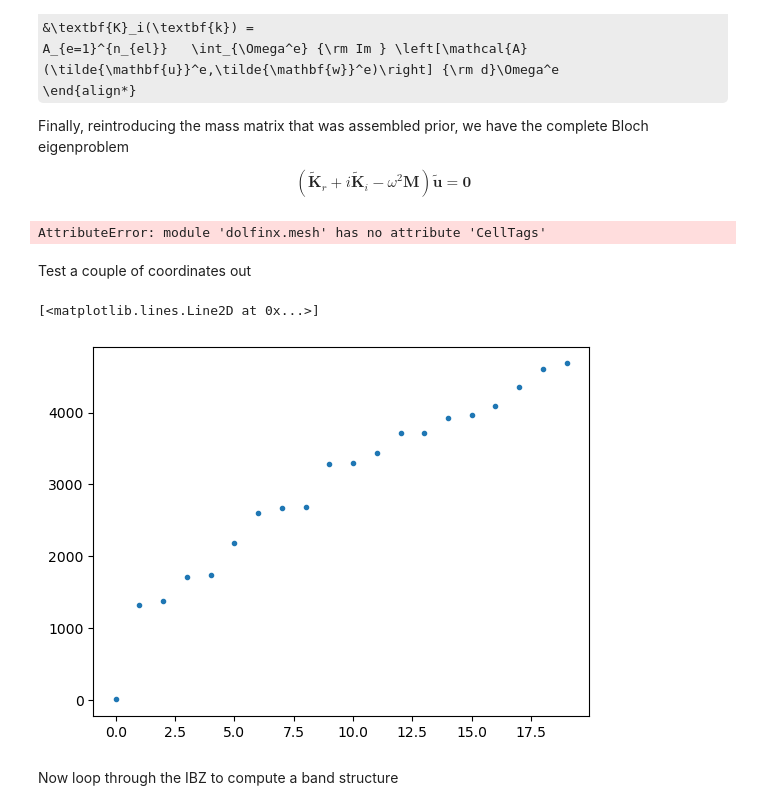
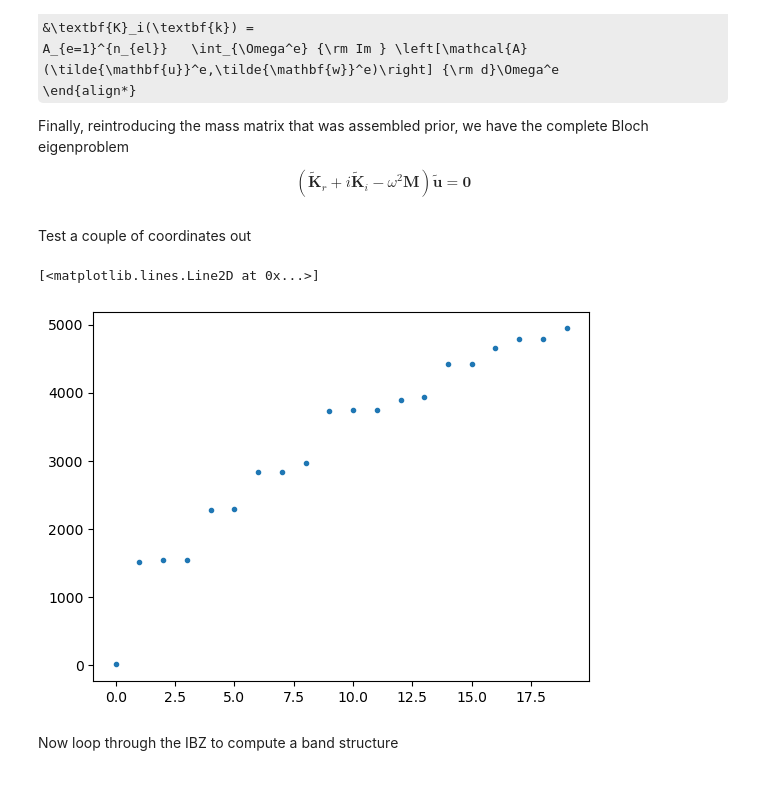
Before and after one commit to jtempelman95/fenonics, a Jupyter notebook: RepoCodes/real_build/Tutorial_Detailed.ipynb, the cells around one changed output. Drawn from its saved outputs; the diff is of its cells as text; code cells hidden in the pictures; some formulas as TeX source.

```diff
--- a/RepoCodes/real_build/Tutorial_Detailed.ipynb
+++ b/RepoCodes/real_build/Tutorial_Detailed.ipynb
@@ -135,7 +142,7 @@ The file `Mesh_Functions` contains `get_mesh_SquareSpline`, which takes the mesh
 #                  Generate a mesh with one inlsuion                 #
 ######################################################################
 meshalg                 = 6
-gmsh.model, xpt, ypt    = get_mesh_SquareSpline(a_len ,da,r,Nquads,offset,meshalg,
+gmsh.model, xpt, ypt    = get_mesh(a_len ,da,r,Nquads,offset,meshalg,
                                                 refinement_level,refinement_dist,
                                                 isrefined = isrefined, cut = cut)
 # %% [output]
@@ -385,21 +456,3 @@ def dirichlet_and_periodic_bcs(domain, functionspace, boundary_condition: List[s
     return mpc, bcs
 # %% [markdown]
 Assign Physical parameters to the mesh
-# %%
-if len(rho) > 1:
-    # E.g., if more than one physical group assigned.
-    # Assign material propoerties to each physical group.
-    Q = FunctionSpace(mesh, ("DG", 0))
-    E = Function(Q)
-    Rho = Function(Q)
-    material_tags   = np.unique(ct.values)
-    disk1_cells     = ct.find(1)
-    disk2_cells     = ct.find(2)
-    Rho.x.array[disk1_cells]    = np.full_like(disk1_cells, rho[0], dtype=ScalarType)
-    Rho.x.array[disk2_cells]    = np.full_like(disk2_cells, rho[1], dtype=ScalarType)
-    E.x.array[disk1_cells]      = np.full_like(disk1_cells,  c[0], dtype=ScalarType)
-    E.x.array[disk2_cells]      = np.full_like(disk2_cells,  c[1], dtype=ScalarType)
-
-else:
-    Rho = rho[0]
-    E   = c[0]
@@ -442,22 +523 @@ $$
 $$
-# %%
-#################################################################
-#     Assign function space and constarint to mesh              #
-#################################################################
-V = FunctionSpace(mesh,('CG',1))
-mpc, bcs = dirichlet_and_periodic_bcs(mesh, V, ["periodic", "periodic"])
-u_tr    = TrialFunction(V)
-u_test  = TestFunction(V)
-m_form = Rho*dot(u_tr, u_test)*dx
-
-
-#################################################################
-#        Define Mass Mat  outside of  IBZ loop                  #
-#################################################################
-m = form(m_form)
-diagval_B = 1e-2
-B = dolfinx_mpc.assemble_matrix(m, mpc, bcs=bcs, diagval=diagval_B)
-B.assemble()
-assert isinstance(B, PETSc.Mat)
-ai, aj, av = B.getValuesCSR()
-Mcomp = scipy.sparse.csr_matrix((av+0j*av, aj, ai))
@@ -509,8 +634,4 @@ Finally, reintroducing the mass matrix that was assembled prior, we have the com
 $$
 	\left(\tilde{\textbf{K}}_r+i\tilde{\textbf{K}}_i - \omega^2\textbf{M}\right)\tilde{\mathbf{u}} = \textbf{0}
 $$
-# %%
-dolfinx.mesh.CellTags
-# %% [output]
-AttributeError: module 'dolfinx.mesh' has no attribute 'CellTags'
 # %%
@@ -551,16 +692,16 @@ Test a couple of coordinates out
 # %%
 ky = 0
 kx = .2103401
 nvec = 20
 K = fem.Constant(mesh, PETSc.ScalarType((kx,ky)))
-eval, evec = solvesys(kx,ky,E,Mcomp,mpc,bcs,nvec, mesh, u_tr, u_test)
+eval, evec = solve_system(kx,ky,E,Mcomp,mpc,bcs,nvec, mesh, u_tr, u_test)
 eval[np.isclose(eval,0)] == 0
 eigfrq_sp_cmp = np.real(eval)**.5
 eigfrq_sp_cmp = np.sort(eigfrq_sp_cmp )
 
 plt.plot(eigfrq_sp_cmp,'.')
 # %% [output]
 [<matplotlib.lines.Line2D at 0x...>]
-[figure, old version]
+[figure, new version]
 # %% [markdown]
 Now loop through the IBZ to compute a band structure
```
Also changed, not shown: parts of 21 cells of this notebook, 8 other files.
